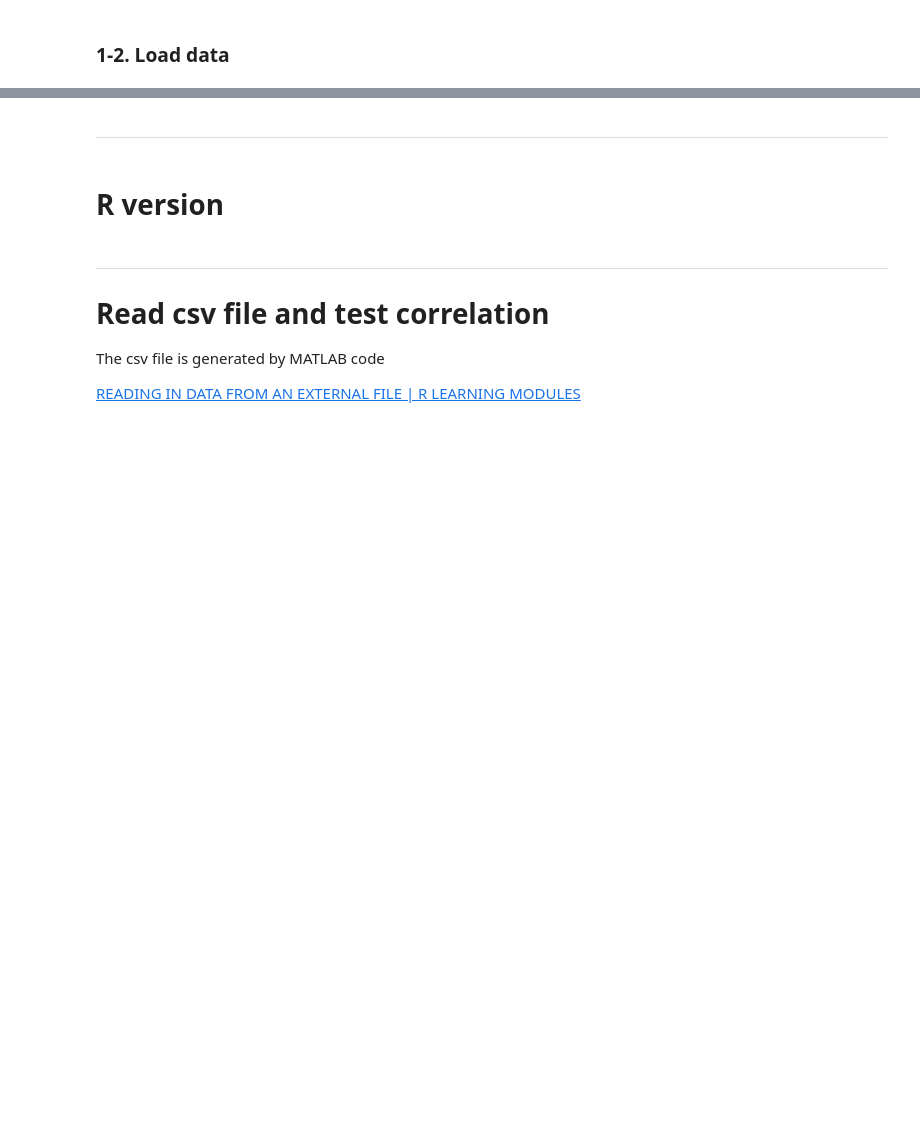
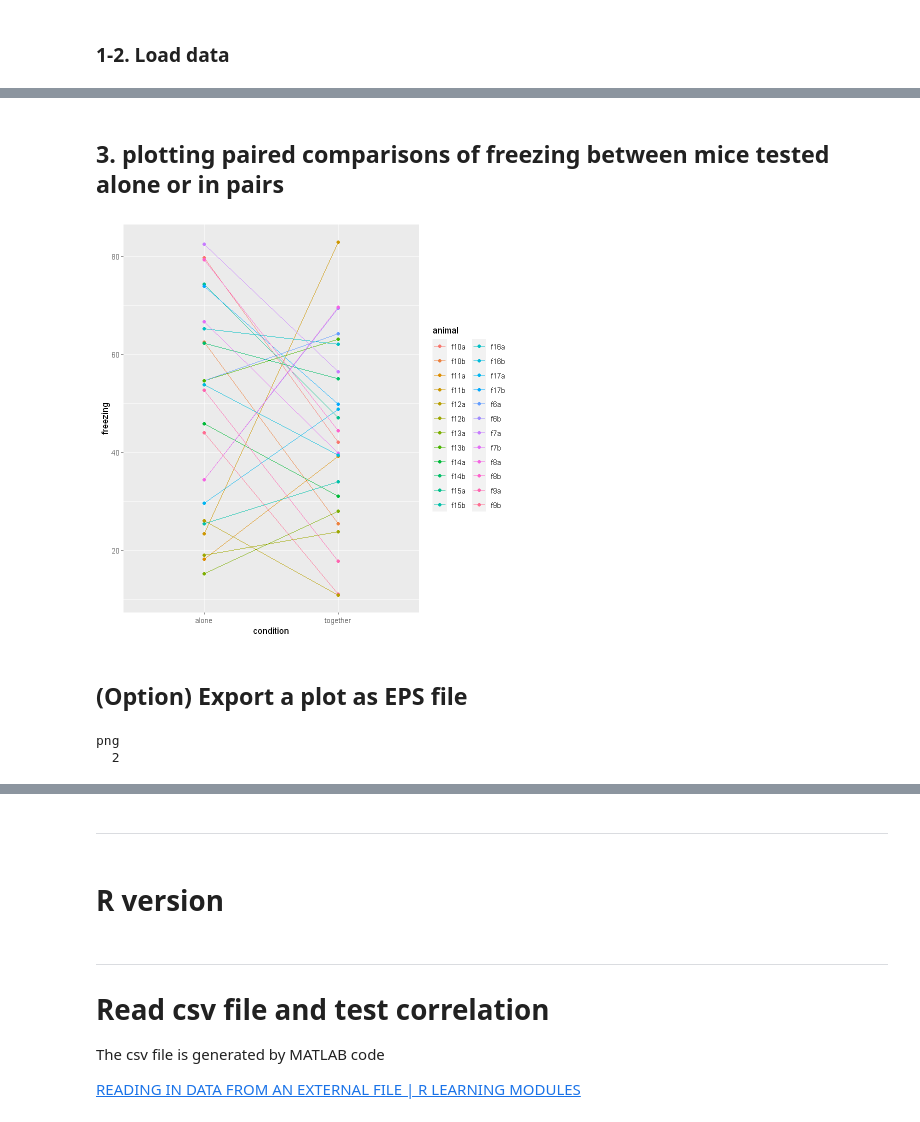
Before and after one commit to wataruito/synchro_freeze, a Jupyter notebook: 03r_analysis.ipynb, the cells around one changed output, grey strips where cells are left out. Saved outputs shown, nothing was run; the diff lists cells and outputs as text; code cells hidden in the pictures; blank space fills up the shorter version.

```diff
--- a/03r_analysis.ipynb
+++ b/03r_analysis.ipynb
@@ -281,0 +416,31 @@ test2
+# %% [markdown]
+## 3. plotting paired comparisons of freezing between mice tested alone or in pairs
+# %%
+# 3. plotting paired comparisons of freezing between mice tested alone or in pairs
+
+# 3-1. load excel file
+# library(readxl)
+base = "freezing_ind_vs_pair_for_Rplot.xlsm"
+filename = file.path(path, base)
+df1 <- read_excel(filename, sheet = "females")
+
+# 3-2. plot pair comparisons
+p<- ggplot(df1, aes(x=condition, y=freezing, group=animal, color=animal)) +
+  geom_line() + geom_point()
+print(p)
+# %% [output]
+[figure, added]
+# %% [markdown]
+## (Option) Export a plot as EPS file
+# %%
+### (Option) Export a plot as EPS file ##############################################
+# Change the plot line
+setEPS()
+postscript("whatever.eps")
+# plot(rnorm(100), main="Hey Some Data")
+print(p)
+dev.off()
+#####################################################################################
+# %% [output]
+png
+  2
```
Also changed, not shown: parts of 47 cells of this notebook.
